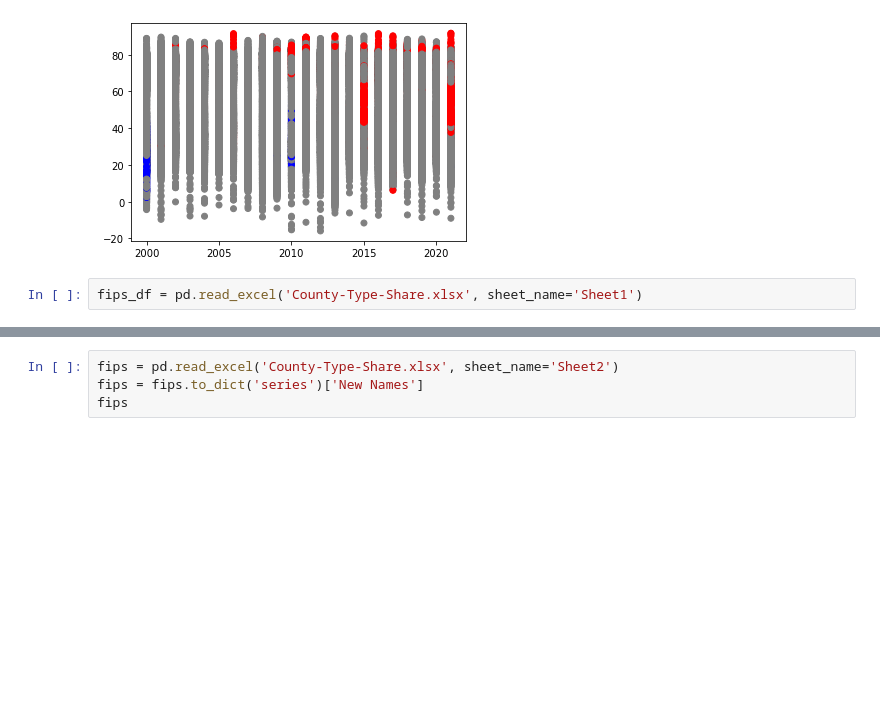
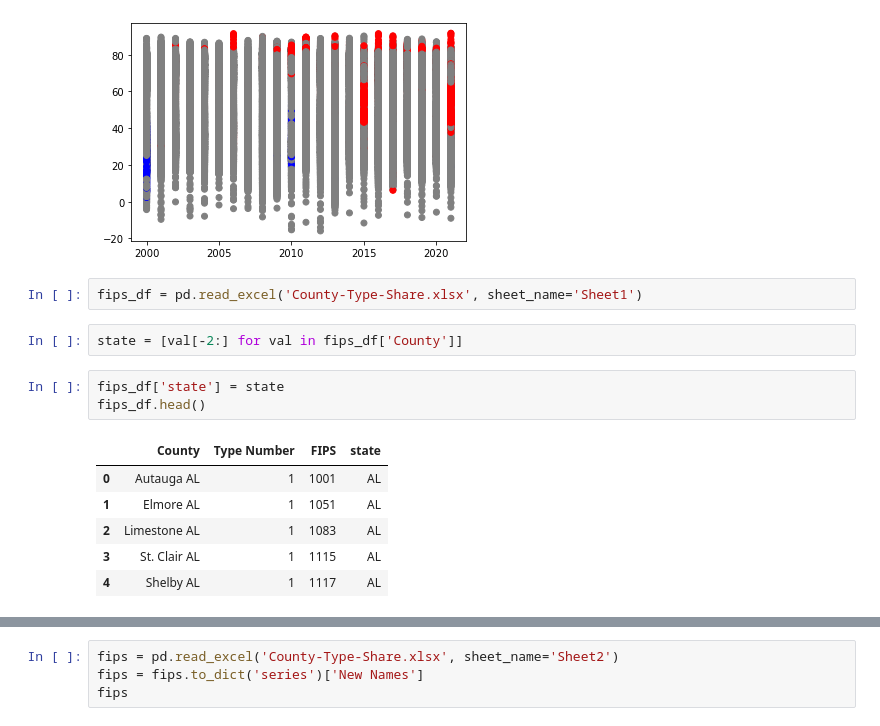
Before and after one commit to talajune/Ace_the_SATS, a Jupyter notebook: first_pass_climate.ipynb, the cells around one changed output, grey strips where cells are left out. Cells and saved outputs as stored; diff of their text form; blank space fills up the shorter version.

```diff
--- a/first_pass_climate.ipynb
+++ b/first_pass_climate.ipynb
@@ -41,3 +41,15 @@ _ = plt.scatter(df.YEAR, df.TEMPERATURE_MA, color=df.TEMPERATURE_INDEX.map(color
 [figure]
 # %%
 fips_df = pd.read_excel('County-Type-Share.xlsx', sheet_name='Sheet1')
+# %%
+state = [val[-2:] for val in fips_df['County']]
+# %%
+fips_df['state'] = state
+fips_df.head()
+# %% [output]
+|  | County | Type Number | FIPS | state |
+| 0 | Autauga AL | 1 | 1001 | AL |
+| 1 | Elmore AL | 1 | 1051 | AL |
+| 2 | Limestone AL | 1 | 1083 | AL |
+| 3 | St. Clair AL | 1 | 1115 | AL |
+| 4 | Shelby AL | 1 | 1117 | AL |
```
Also changed, not shown: parts of 1 cell of this notebook.
